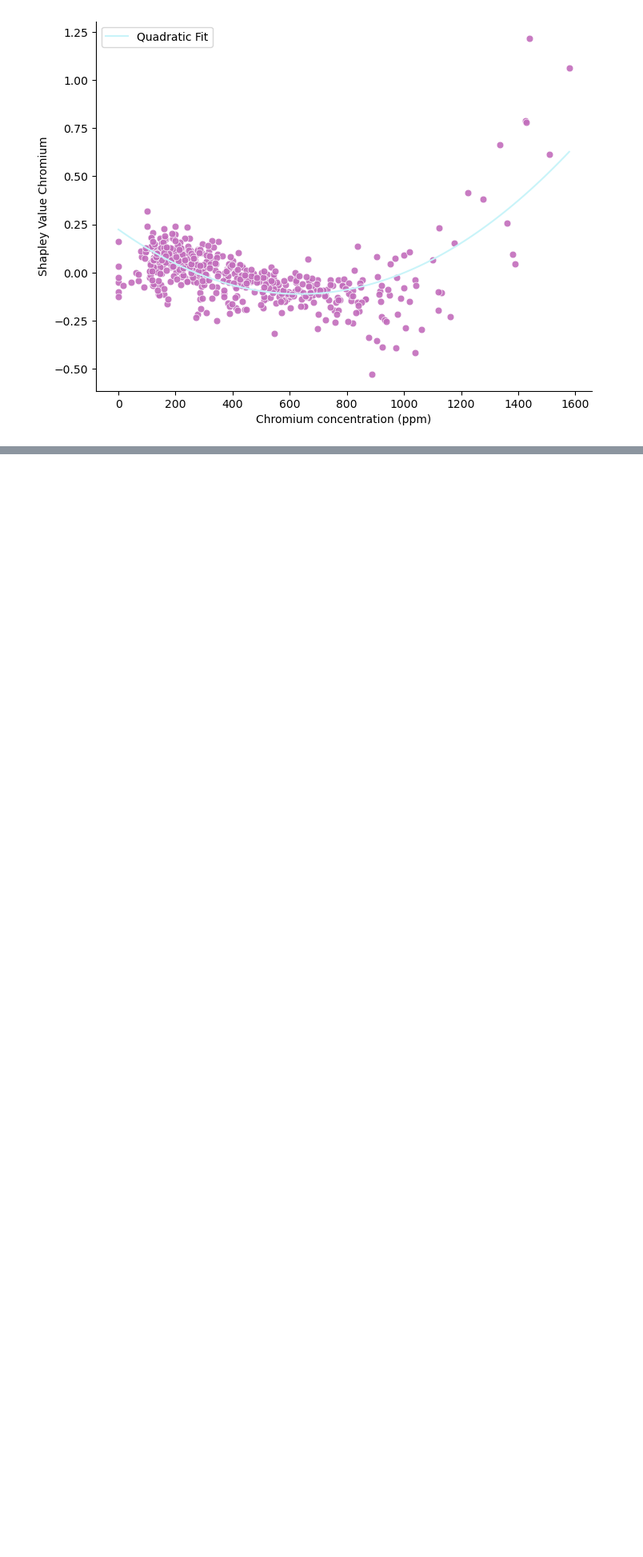
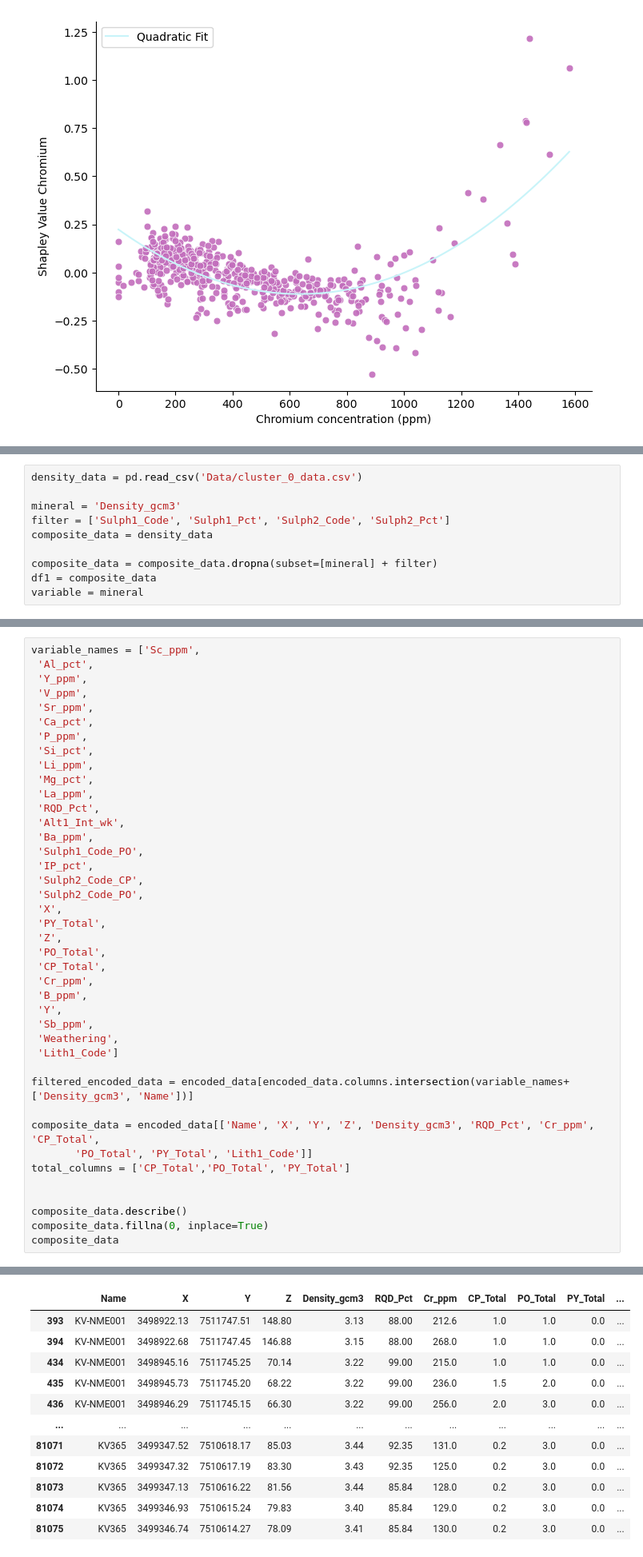
Before and after one commit to markdlindsay/DK_Batch_Shapley, a Jupyter notebook: Explanations.ipynb, the cells around one changed output, grey strips where cells are left out. Shown at 80% size. Drawn from its saved outputs; the diff is of its cells as text; blank space fills up the shorter version.

```diff
--- a/Explanations.ipynb
+++ b/Explanations.ipynb
@@ -428,0 +495,10 @@ Shapley sum - theoretical Shapley sum: -0.006553440966127644
+# %%
+density_data = pd.read_csv('Data/cluster_0_data.csv')
+
+mineral = 'Density_gcm3'
+filter = ['Sulph1_Code', 'Sulph1_Pct', 'Sulph2_Code', 'Sulph2_Pct']
+composite_data = density_data
+
+composite_data = composite_data.dropna(subset=[mineral] + filter)
+df1 = composite_data
+variable = mineral
@@ -428,0 +568,42 @@ Shapley sum - theoretical Shapley sum: -0.006553440966127644
+# %%
+variable_names = ['Sc_ppm',
+ 'Al_pct',
+ 'Y_ppm',
+ 'V_ppm',
+ 'Sr_ppm',
+ 'Ca_pct',
+ 'P_ppm',
+ 'Si_pct',
+ 'Li_ppm',
+ 'Mg_pct',
+ 'La_ppm',
+ 'RQD_Pct',
+ 'Alt1_Int_wk',
+ 'Ba_ppm',
+ 'Sulph1_Code_PO',
+ 'IP_pct',
+ 'Sulph2_Code_CP',
+ 'Sulph2_Code_PO',
+ 'X',
+ 'PY_Total',
+ 'Z',
+ 'PO_Total',
+ 'CP_Total',
+ 'Cr_ppm',
+ 'B_ppm',
+ 'Y',
+ 'Sb_ppm',
+ 'Weathering',
+ 'Lith1_Code']
+
+filtered_encoded_data = encoded_data[encoded_data.columns.intersection(variable_names+ ['Density_gcm3', 'Name'])]
+
+composite_data = encoded_data[['Name', 'X', 'Y', 'Z', 'Density_gcm3', 'RQD_Pct', 'Cr_ppm', 'CP_Total',
+       'PO_Total', 'PY_Total', 'Lith1_Code']]
+total_columns = ['CP_Total','PO_Total', 'PY_Total']
+
+
+composite_data.describe()
+composite_data.fillna(0, inplace=True)
+composite_data
+# %% [output]
@@ -428,0 +613,12 @@ Shapley sum - theoretical Shapley sum: -0.006553440966127644
+|  | Name | X | Y | Z | Density_gcm3 | RQD_Pct | Cr_ppm | CP_Total | PO_Total | PY_Total | ... |
+| 393 | KV-NME001 | 3498922.13 | 7511747.51 | 148.80 | 3.13 | 88.00 | 212.6 | 1.0 | 1.0 | 0.0 | ... |
+| 394 | KV-NME001 | 3498922.68 | 7511747.45 | 146.88 | 3.15 | 88.00 | 268.0 | 1.0 | 1.0 | 0.0 | ... |
+| 434 | KV-NME001 | 3498945.16 | 7511745.25 | 70.14 | 3.22 | 99.00 | 215.0 | 1.0 | 1.0 | 0.0 | ... |
+| 435 | KV-NME001 | 3498945.73 | 7511745.20 | 68.22 | 3.22 | 99.00 | 236.0 | 1.5 | 2.0 | 0.0 | ... |
+| 436 | KV-NME001 | 3498946.29 | 7511745.15 | 66.30 | 3.22 | 99.00 | 256.0 | 2.0 | 3.0 | 0.0 | ... |
+| ... | ... | ... | ... | ... | ... | ... | ... | ... | ... | ... | ... |
+| 81071 | KV365 | 3499347.52 | 7510618.17 | 85.03 | 3.44 | 92.35 | 131.0 | 0.2 | 3.0 | 0.0 | ... |
+| 81072 | KV365 | 3499347.32 | 7510617.19 | 83.30 | 3.43 | 92.35 | 125.0 | 0.2 | 3.0 | 0.0 | ... |
+| 81073 | KV365 | 3499347.13 | 7510616.22 | 81.56 | 3.44 | 85.84 | 128.0 | 0.2 | 3.0 | 0.0 | ... |
+| 81074 | KV365 | 3499346.93 | 7510615.24 | 79.83 | 3.40 | 85.84 | 129.0 | 0.2 | 3.0 | 0.0 | ... |
+| 81075 | KV365 | 3499346.74 | 7510614.27 | 78.09 | 3.41 | 85.84 | 130.0 | 0.2 | 3.0 | 0.0 | ... |
```
Also changed, not shown: parts of 16 cells of this notebook, 31 other files.
